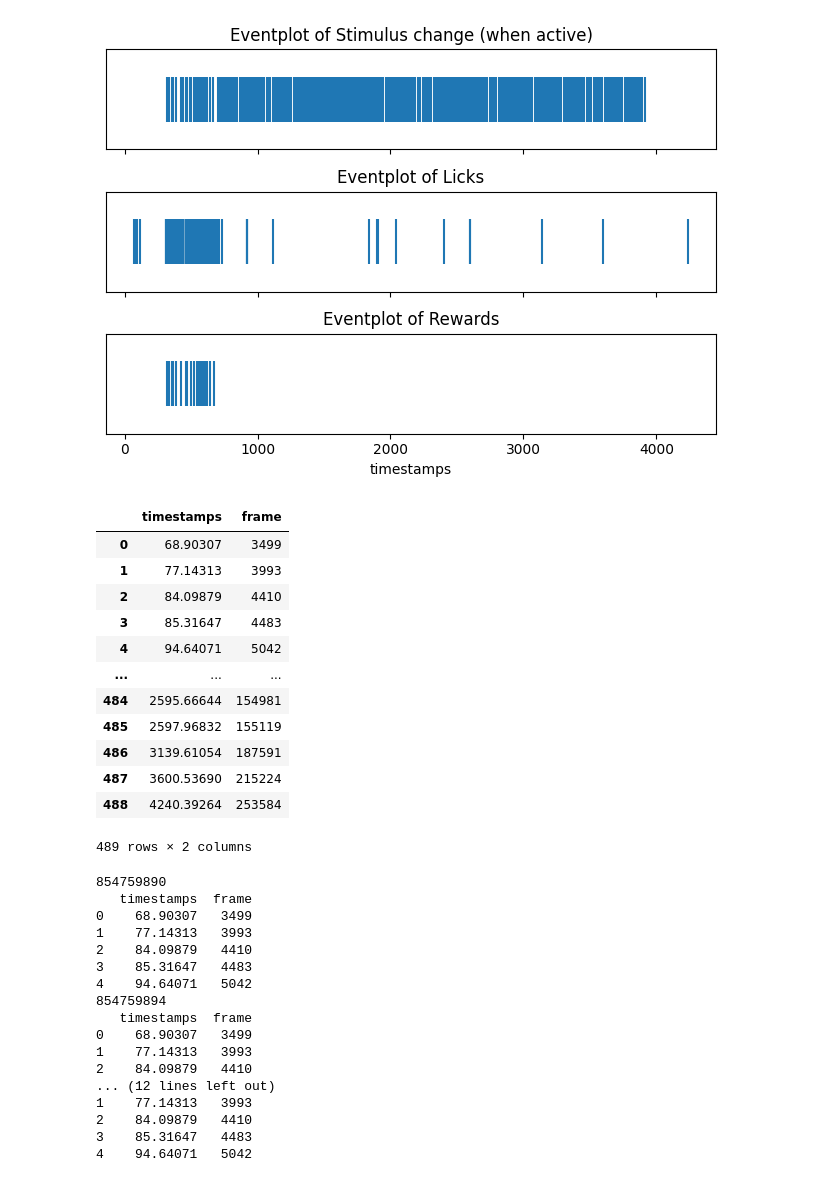
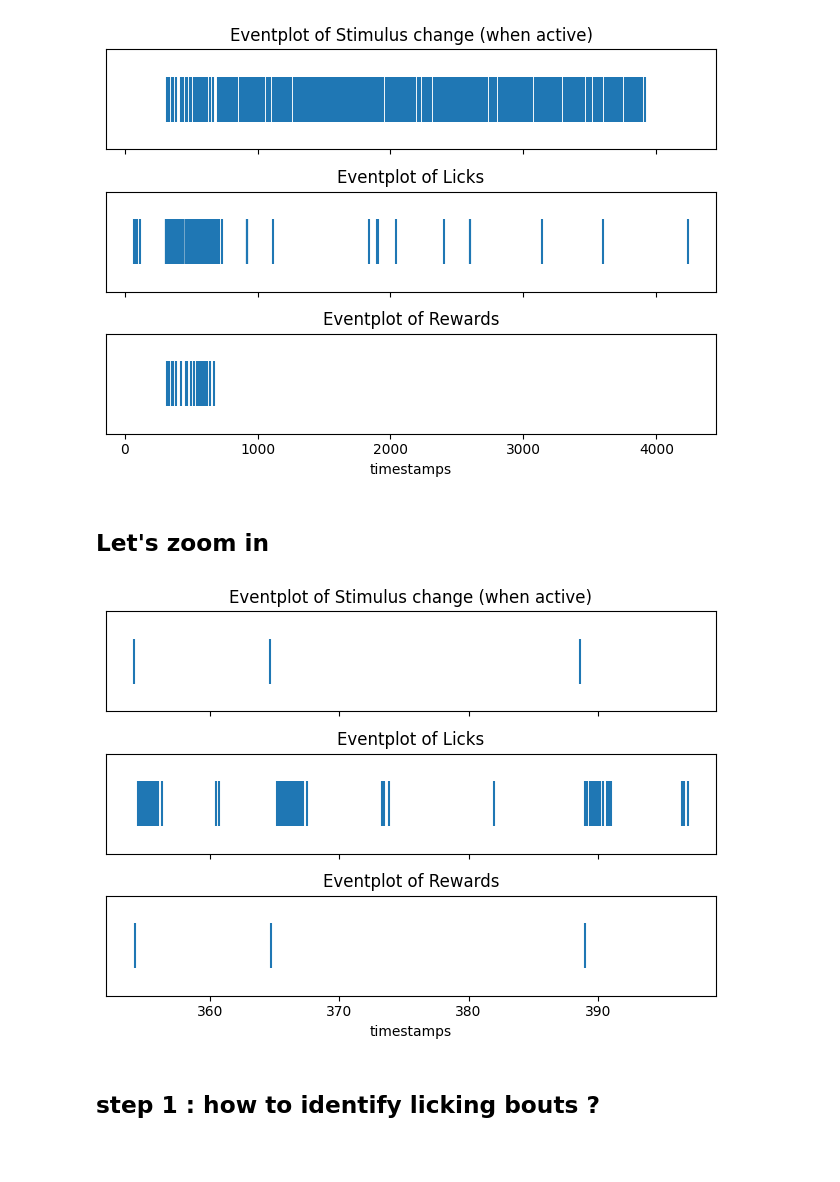
Before and after one commit to bosemessi/neuromatch2024project, a Jupyter notebook: notebooks/EDA_lick.ipynb, the cells around one changed output. Cells and saved outputs as stored; diff of their text form; code cells hidden in the pictures; blank space fills up the shorter version.

```diff
--- a/notebooks/EDA_lick.ipynb
+++ b/notebooks/EDA_lick.ipynb
@@ -108,3 +37,10 @@ stimulus_table[stimulus_table.active]
+# %%
+neural_data = masterdict["neural_data"]
+stimulus_table = masterdict["stimulus_table"]
+licks = masterdict["licks"]
+rewards = masterdict["rewards"]
+eyetracking = masterdict["eyetracking"]
+running = masterdict["running"]
 # %%
 stimulus_table.is_image_novel.unique()
 # %% [output]
@@ -112,7 +48,6 @@ stimulus_table.is_image_novel.unique()
 [<NA>, False]
 Length: 2, dtype: boolean
 # %%
-licks = experiments[ophys_experiment_id].licks
 licks.head()
 # %% [output]
 |  | timestamps | frame |
@@ -121,6 +56,3 @@ licks.head()
 | 2 | 84.09879 | 4410 |
 | 3 | 85.31647 | 4483 |
 | 4 | 94.64071 | 5042 |
-# %%
-rewards = experiments[ophys_experiment_id].rewards
-rewards
@@ -162,41 +96,31 @@ ax[2].set_yticks([])
 plt.tight_layout()
 # %% [output]
 [figure]
-# %%
-experiments[ophys_experiment_id].licks
-# %% [output]
-|  | timestamps | frame |
-| 0 | 68.90307 | 3499 |
-| 1 | 77.14313 | 3993 |
-| 2 | 84.09879 | 4410 |
-| 3 | 85.31647 | 4483 |
-| 4 | 94.64071 | 5042 |
-| ... | ... | ... |
-| 484 | 2595.66644 | 154981 |
-| 485 | 2597.96832 | 155119 |
-| 486 | 3139.61054 | 187591 |
-| 487 | 3600.53690 | 215224 |
-| 488 | 4240.39264 | 253584 |
-489 rows × 2 columns
-# %%
-for ophys_experiment_id in ophys_experiment_ids:
-    print(ophys_experiment_id)
-    print(experiments[ophys_experiment_id].licks.head())
-# %% [output]
-854759890
-   timestamps  frame
-0    68.90307   3499
-1    77.14313   3993
-2    84.09879   4410
-3    85.31647   4483
-4    94.64071   5042
-854759894
-   timestamps  frame
-0    68.90307   3499
-1    77.14313   3993
-2    84.09879   4410
-... (12 lines left out)
-1    77.14313   3993
-2    84.09879   4410
-3    85.31647   4483
-4    94.64071   5042
+# %% [markdown]
+## Let's zoom in
+# %%
+trange = [350, 400]
+
+fig, ax = plt.subplots(nrows=3, ncols=1, sharex=True)
+
+ax[0].eventplot(
+    stimulus_table[(stimulus_table.is_change) & (stimulus_table.active) & (stimulus_table.start_time.between(trange[0], trange[1]))].start_time
+)
+ax[1].eventplot(licks[licks.timestamps.between(trange[0], trange[1])].timestamps)
+ax[2].eventplot(rewards[rewards.timestamps.between(trange[0], trange[1])].timestamps)
+
+ax[2].set_xlabel("timestamps")
+
+ax[0].set_title("Eventplot of Stimulus change (when active)")
+ax[1].set_title("Eventplot of Licks")
+ax[2].set_title("Eventplot of Rewards");
+
+ax[0].set_yticks([])
+ax[1].set_yticks([])
+ax[2].set_yticks([])
+
+plt.tight_layout()
+# %% [output]
+[figure, added]
+# %% [markdown]
+## step 1 : how to identify licking bouts ?
```
Also changed, not shown: parts of 19 cells of this notebook, 1 other file.
